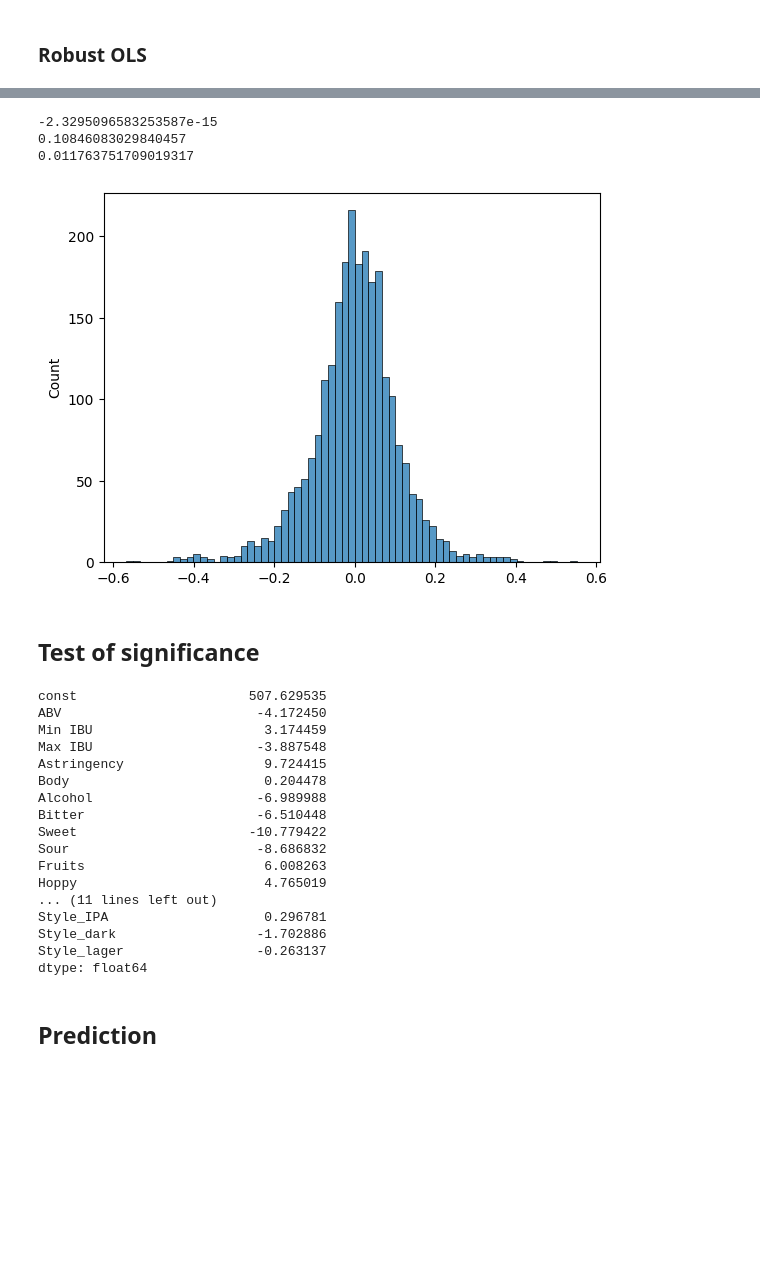
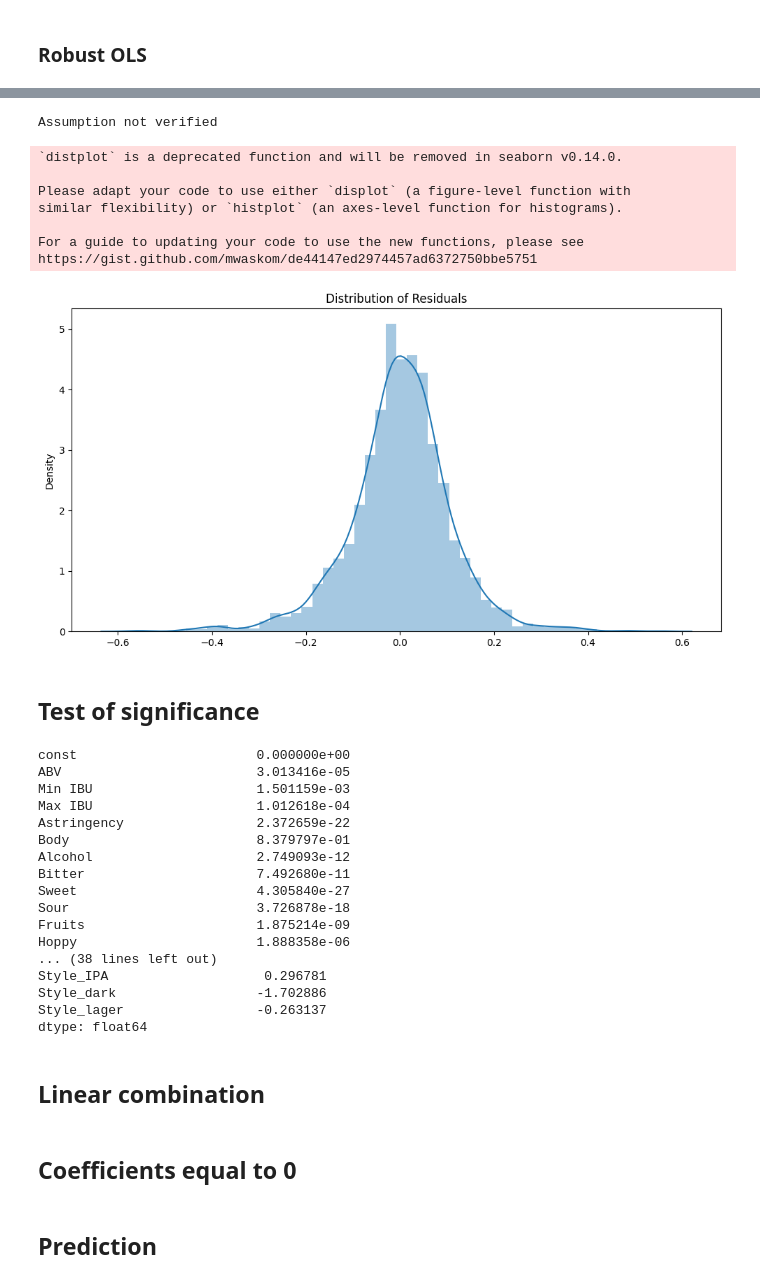
Before and after one commit to PierreRemacle/LSTAT2120, a Jupyter notebook: jupytest.ipynb, the cells around one changed output, grey strips where cells are left out. Drawn from its saved outputs; the diff is of its cells as text; code cells hidden in the pictures; blank space fills up the shorter version.

```diff
--- a/jupytest.ipynb
+++ b/jupytest.ipynb
@@ -293,11 +179,12 @@ $$\min_{\boldsymbol{\beta}} \frac{1}{2n} \sqrt{\sum_{i=1}^n (y_i - \sum_{j=1}^p
 # %%
 def get_col_lasso(X_train, y_train):
+    """Return the columns to delete from the dataset based on the Lasso model"""
     # Create the Lasso model
     lasso_model = LassoCV(cv=5)
 
     # Fit the model to the data
     lasso_model.fit(X_train, y_train)
-    print("alpha = "+str(lasso_model.alpha_))
+    #print("alpha = "+str(lasso_model.alpha_))
 
     column_del = lasso_model.coef_ == 0
     column_del[0] = False
@@ -307,5 +194,4 @@ def get_col_lasso(X_train, y_train):
 col_to_del = get_col_lasso(X_train, y_train)
 
 print(col_to_del)
-print(len(col_to_del))
 # %% [output]
@@ -532,2 +400,21 @@ plot_resid(model)
+# %%
+def verifiy_normal(model, thresh=0.05):
+    """Verify the assumption of normality of the residuals with Anderson-Darling test"""
+
+    resid = model.resid
+
+    # Performing the Anderson-Darling test on residuals
+    p_value = sm.stats.diagnostic.normal_ad(resid)[1]
+
+    # Reporting the normality of the residuals
+    if p_value < thresh:
+        print('Assumption not verified')
+    else:
+        print('Assumption verified')
+
+    plt.subplots(figsize=(12, 6))
+    plt.title('Distribution of Residuals')
+    sns.distplot(resid)
+    plt.show()
 # %% [markdown]
 ## Improvments
@@ -577,34 +455,38 @@ fig = sm.qqplot(model.resid, line='s')
-# %%
-# Display hist residuals
-sns.histplot(model.resid)
-print(np.mean(model.resid))
-print(np.std(model.resid))
-print(np.var(model.resid))
-# %% [output]
--2.3295096583253587e-15
-0.10846083029840457
-0.011763751709019317
-[figure, removed]
+# %%
+verifiy_normal(model)
+# %% [output]
+Assumption not verified
+`distplot` is a deprecated function and will be removed in seaborn v0.14.0.
+
+Please adapt your code to use either `displot` (a figure-level function with
+similar flexibility) or `histplot` (an axes-level function for histograms).
+
+For a guide to updating your code to use the new functions, please see
+https://gist.github.com/mwaskom/de44147ed2974457ad6372750bbe5751
+[figure, added]
 # %% [markdown]
 ## Test of significance
 # %%
-#Significance of the coefficients
+# Get the pvalues and tvalues
+print(model.pvalues)
 print(model.tvalues)
 # %% [output]
-const                      507.629535
-ABV                         -4.172450
-Min IBU                      3.174459
-Max IBU                     -3.887548
-Astringency                  9.724415
-Body                         0.204478
-Alcohol                     -6.989988
-Bitter                      -6.510448
-Sweet                      -10.779422
-Sour                        -8.686832
-Fruits                       6.008263
-Hoppy                        4.765019
-... (11 lines left out)
+const                       0.000000e+00
+ABV                         3.013416e-05
+Min IBU                     1.501159e-03
+Max IBU                     1.012618e-04
+Astringency                 2.372659e-22
+Body                        8.379797e-01
+Alcohol                     2.749093e-12
+Bitter                      7.492680e-11
+Sweet                       4.305840e-27
+Sour                        3.726878e-18
+Fruits                      1.875214e-09
+Hoppy                       1.888358e-06
+... (38 lines left out)
 Style_IPA                    0.296781
 Style_dark                  -1.702886
 Style_lager                 -0.263137
 dtype: float64
+# %% [markdown]
+## Linear combination
@@ -610,0 +513,2 @@ dtype: float64
+# %% [markdown]
+## Coefficients equal to 0
```
Also changed, not shown: parts of 50 cells of this notebook.
